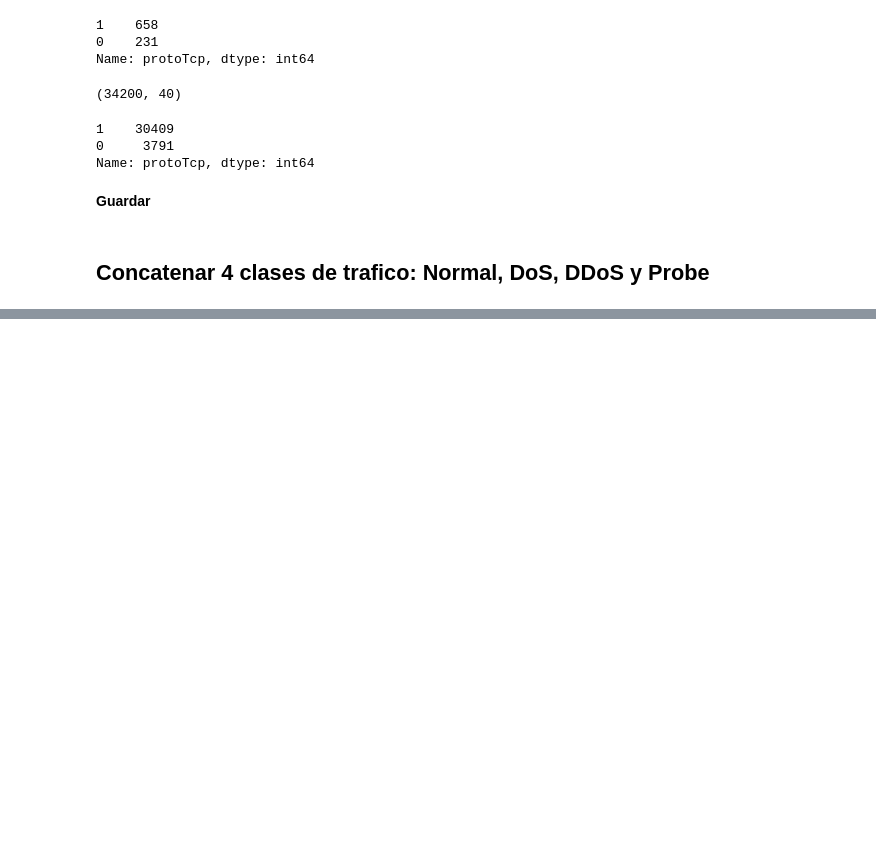
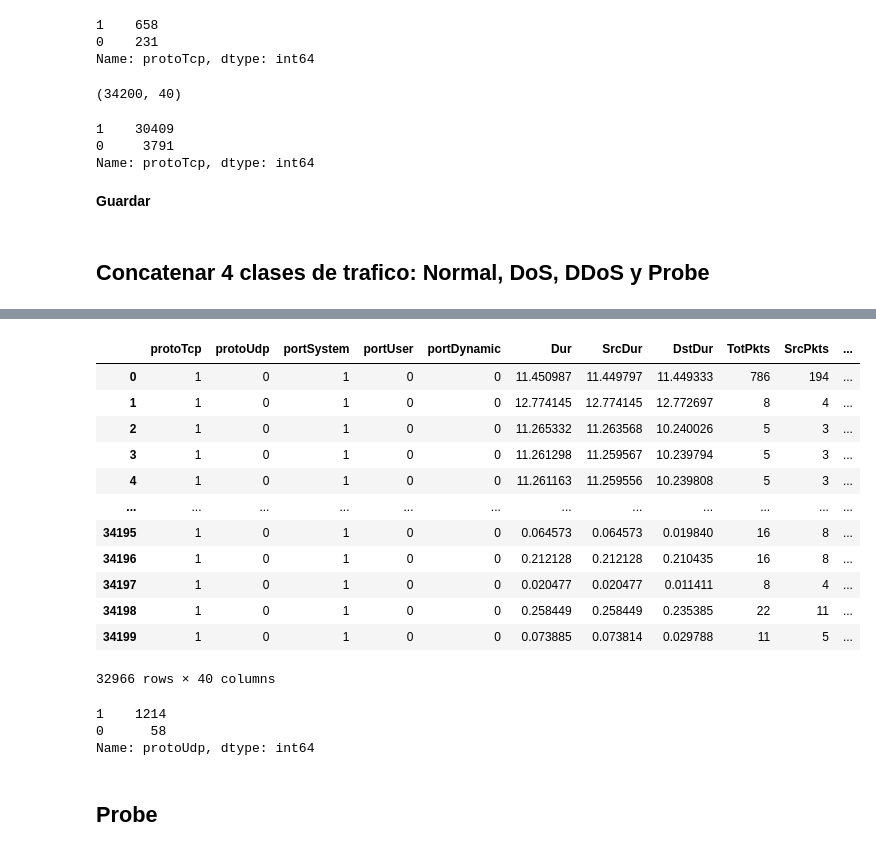
Before and after one commit to soyMA05/Clasiffication_TrafficSDN2, a Jupyter notebook: Fase3/balanceo.ipynb, the cells around one changed output, grey strips where cells are left out. Cells and saved outputs as stored; diff of their text form; code cells hidden in the pictures; blank space fills up the shorter version.

```diff
--- a/Fase3/balanceo.ipynb
+++ b/Fase3/balanceo.ipynb
@@ -328,0 +468,25 @@ df_traffic.to_csv('../../araData/Z/balance_total4clases_34200.csv',index=False)
+# %%
+"""funcion para eliminar datos innecesarios"""
+def eliminar_filasvaloresDesconocidos(_daframe:pd.DataFrame, _dfilasConsulta:pd.DataFrame):
+    filas_eliminar=[]
+    for index, fila in _dfilasConsulta.iterrows():
+        filas_eliminar.append(index)
+        """eliminar registros de filas almacenados """
+    _daframe.drop(filas_eliminar, axis=0, inplace=True)
+# %%
+eliminar_filasvaloresDesconocidos(df_normal,df_normal[(df_normal.DstPkts==0)])
+df_normal
+# %% [output]
+|  | protoTcp | protoUdp | portSystem | portUser | portDynamic | Dur | SrcDur | DstDur | TotPkts | SrcPkts | ... |
+| 0 | 1 | 0 | 1 | 0 | 0 | 11.450987 | 11.449797 | 11.449333 | 786 | 194 | ... |
+| 1 | 1 | 0 | 1 | 0 | 0 | 12.774145 | 12.774145 | 12.772697 | 8 | 4 | ... |
+| 2 | 1 | 0 | 1 | 0 | 0 | 11.265332 | 11.263568 | 10.240026 | 5 | 3 | ... |
+| 3 | 1 | 0 | 1 | 0 | 0 | 11.261298 | 11.259567 | 10.239794 | 5 | 3 | ... |
+| 4 | 1 | 0 | 1 | 0 | 0 | 11.261163 | 11.259556 | 10.239808 | 5 | 3 | ... |
+| ... | ... | ... | ... | ... | ... | ... | ... | ... | ... | ... | ... |
+| 34195 | 1 | 0 | 1 | 0 | 0 | 0.064573 | 0.064573 | 0.019840 | 16 | 8 | ... |
+| 34196 | 1 | 0 | 1 | 0 | 0 | 0.212128 | 0.212128 | 0.210435 | 16 | 8 | ... |
+| 34197 | 1 | 0 | 1 | 0 | 0 | 0.020477 | 0.020477 | 0.011411 | 8 | 4 | ... |
+| 34198 | 1 | 0 | 1 | 0 | 0 | 0.258449 | 0.258449 | 0.235385 | 22 | 11 | ... |
+| 34199 | 1 | 0 | 1 | 0 | 0 | 0.073885 | 0.073814 | 0.029788 | 11 | 5 | ... |
+32966 rows × 40 columns
@@ -328,0 +495,6 @@ df_traffic.to_csv('../../araData/Z/balance_total4clases_34200.csv',index=False)
+# %%
+df_normal[(df_normal.DstPkts==1)].iloc[:,:14].protoUdp.value_counts()
+# %% [output]
+1    1214
+0      58
+Name: protoUdp, dtype: int64
@@ -328,0 +504,2 @@ df_traffic.to_csv('../../araData/Z/balance_total4clases_34200.csv',index=False)
+# %% [markdown]
+## **Probe**
```
Also changed, not shown: parts of 35 cells of this notebook.
